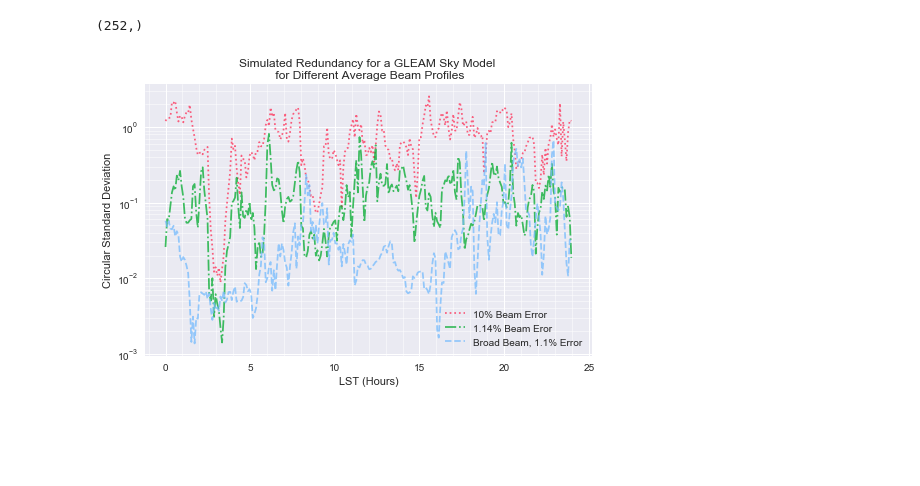
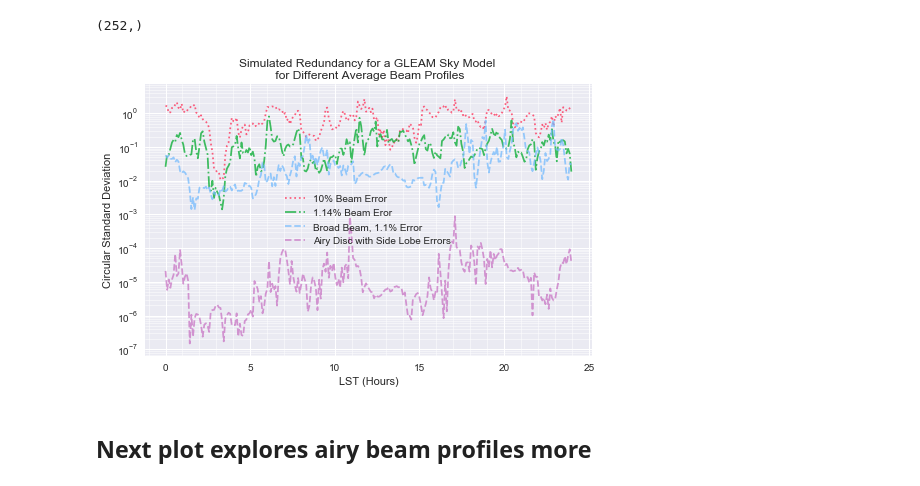
Before and after one commit to HERA-Team/ClosurePS, a Jupyter notebook: simulation/plotredundancy_model.ipynb, the cells around one changed output. Drawn from its saved outputs; the diff is of its cells as text; code cells hidden in the pictures; blank space fills up the shorter version.

```diff
--- a/simulation/plotredundancy_model.ipynb
+++ b/simulation/plotredundancy_model.ipynb
@@ -7,6 +7,7 @@ import matplotlib as mpl
 sigma_10percent_err = numpy.load("stddevs_10percent_err.npz")['stddevs']
 sigma_750_err = numpy.load("stddevs_750.npz")['stddevs']
 sigma_broad_beam = numpy.load("stddevs_broader.npz")['stddevs']
+sigma_sidelobes = numpy.load("stddevs_sidelobes.npz")['stddevs']
 # %%
 sigma_10percent_err.shape
 # %% [output]
@@ -17,18 +18,21 @@ time = (time/(2*numpy.pi))*24
 # %%
 mpl.style.use('seaborn')
 fig, ax = plt.subplots(figsize=(8, 5))
 
 ax.plot(time,sigma_10percent_err,label='10% Beam Error',color='xkcd:reddish pink',linestyle=':',alpha=0.75)
 ax.plot(time,sigma_750_err,label='1.14% Beam Eror',color='xkcd:kelly green',linestyle='-.',alpha=0.75)
 ax.plot(time,sigma_broad_beam,label='Broad Beam, 1.1% Error',color='xkcd:sky blue',linestyle='--',alpha=0.75)
+ax.plot(time,sigma_sidelobes,label='Airy Disc with Side Lobe Errors',color='xkcd:orchid',linestyle='--',alpha=0.75)
 ax.set_yscale('log')
 ax.set_title("Simulated Redundancy for a GLEAM Sky Model \n for Different Average Beam Profiles")
 ax.set_xlabel("LST (Hours)")
 ax.set_ylabel("Circular Standard Deviation")
 ax.grid(b=True, which='minor', color='w', linewidth=0.5)
 ax.get_xaxis().set_minor_locator(mpl.ticker.AutoMinorLocator())
 ax.legend()
 plt.savefig("simulated_redundancy.pdf")
 plt.show()
 # %% [output]
-[figure, old version]
+[figure, new version]
+# %% [markdown]
+## Next plot explores airy beam profiles more
```
Also changed, not shown: parts of 2 cells of this notebook, 7 other files.
